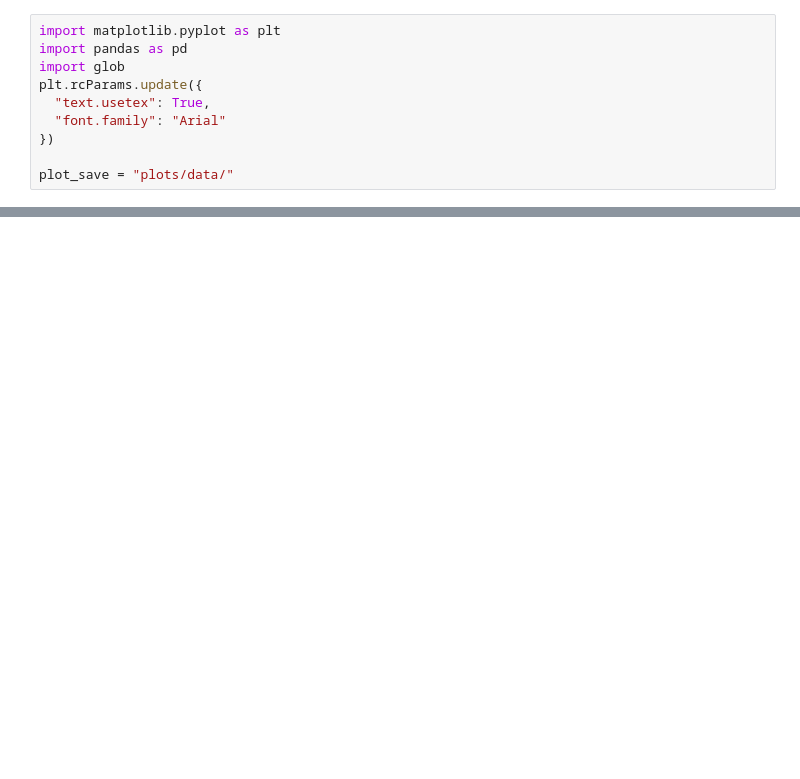
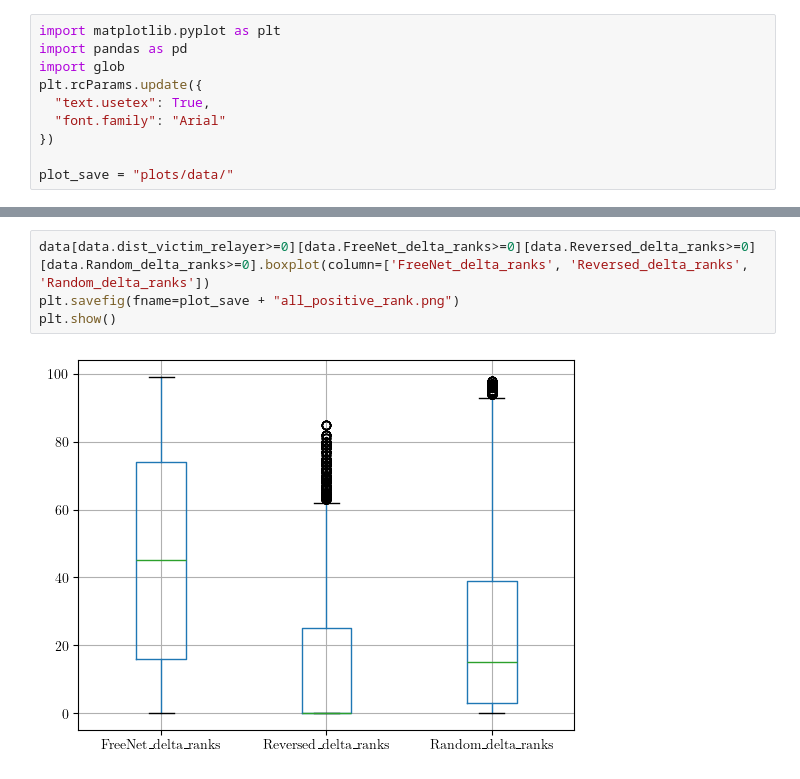
Before and after one commit to Poutchy/temp, a Jupyter notebook: sampling.ipynb, the cells around one changed output, grey strips where cells are left out. Saved outputs shown, nothing was run; the diff lists cells and outputs as text; blank space fills up the shorter version.

```diff
--- a/sampling.ipynb
+++ b/sampling.ipynb
@@ -63 +46,7 @@ plt.show()
+# %%
+data[data.dist_victim_relayer>=0][data.FreeNet_delta_ranks>=0][data.Reversed_delta_ranks>=0][data.Random_delta_ranks>=0].boxplot(column=['FreeNet_delta_ranks', 'Reversed_delta_ranks', 'Random_delta_ranks'])
+plt.savefig(fname=plot_save + "all_positive_rank.png")
+plt.show()
+# %% [output]
+[figure, added]
 # %%
```
Also changed, not shown: parts of 43 cells of this notebook, 23 other files.
